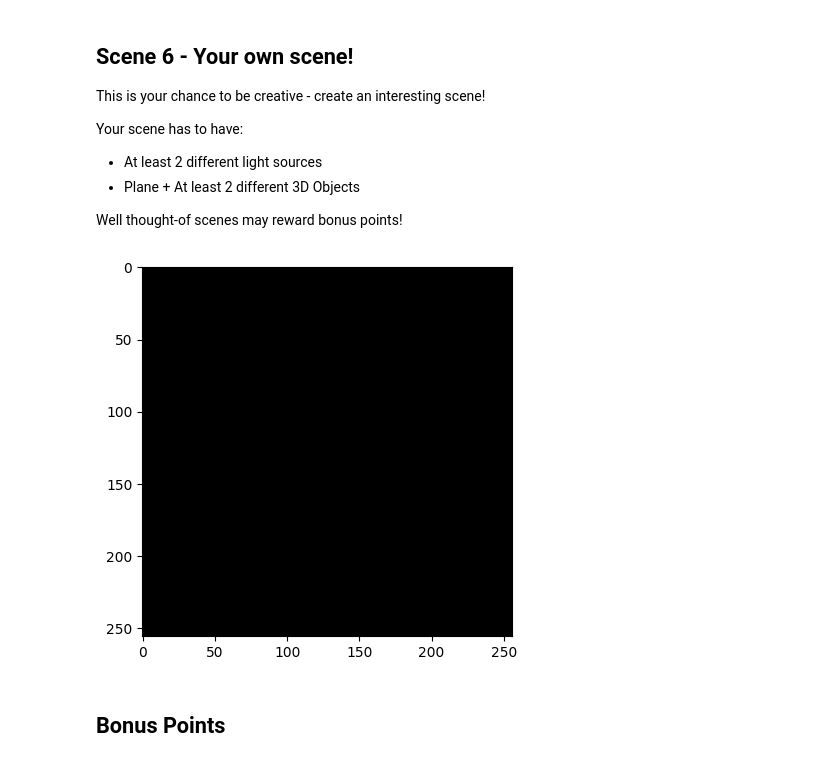
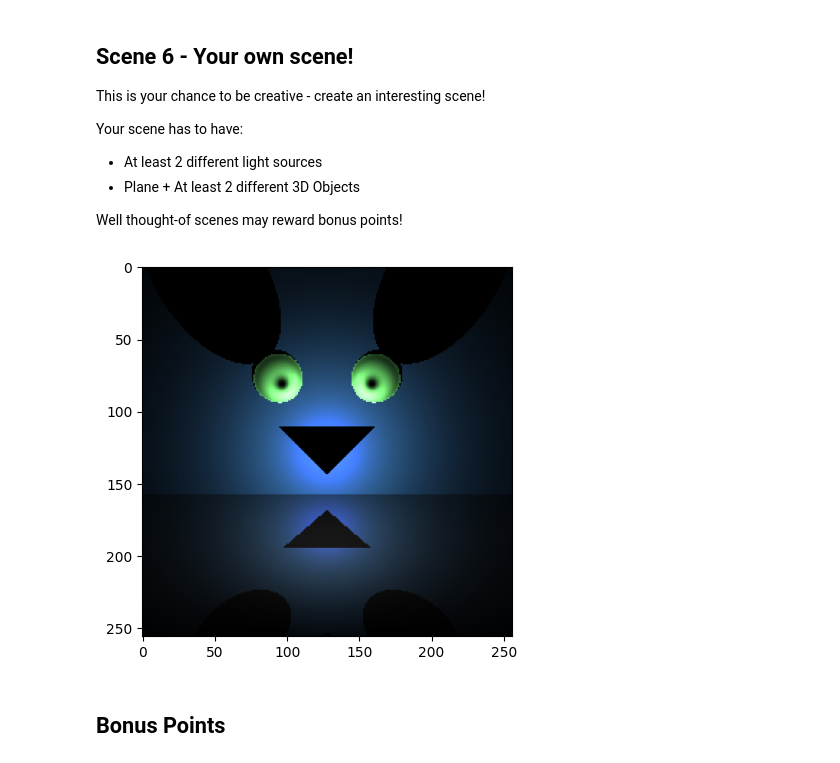
Before and after one commit to shakedoren1/ComputerGraphics, a Jupyter notebook: ex03/Ray Tracing Assignment.ipynb, the cells around one changed output. Saved outputs shown, nothing was run; the diff lists cells and outputs as text; code cells hidden in the pictures.

```diff
--- a/ex03/Ray Tracing Assignment.ipynb
+++ b/ex03/Ray Tracing Assignment.ipynb
@@ -55,9 +58,9 @@ We provided you with some ready scenes to validate your answers. The scenes are
 # %%
 # Tip: for debuging, use lower resolution for faster rendering
 
-# RENDER_RESOLUTION = (256,256)
+RENDER_RESOLUTION = (256,256)
 # RENDER_RESOLUTION = (128,128)
-RENDER_RESOLUTION = (64,64)
+# RENDER_RESOLUTION = (64,64)
 # %% [markdown]
 ## Scene 1: Hello Ray Tracing!
 
@@ -242,14 +251,14 @@ Well thought-of scenes may reward bonus points!
 # %%
 from hw3 import *
 
 ambient = np.array([0,0,0])
 camera, lights, objects = your_own_scene()
 
-im = render_scene(camera, lights, ambient, objects, RENDER_RESOLUTION, 3)
+im = render_scene(camera, ambient, lights, objects, RENDER_RESOLUTION, 3)
 plt.imshow(im)
 plt.imsave('scene6.png', im)
 # %% [output]
-[figure, old version]
+[figure, new version]
 # %% [markdown]
 ## Bonus Points
 # %% [markdown]
```
Also changed, not shown: parts of 5 cells of this notebook, 7 other files.
